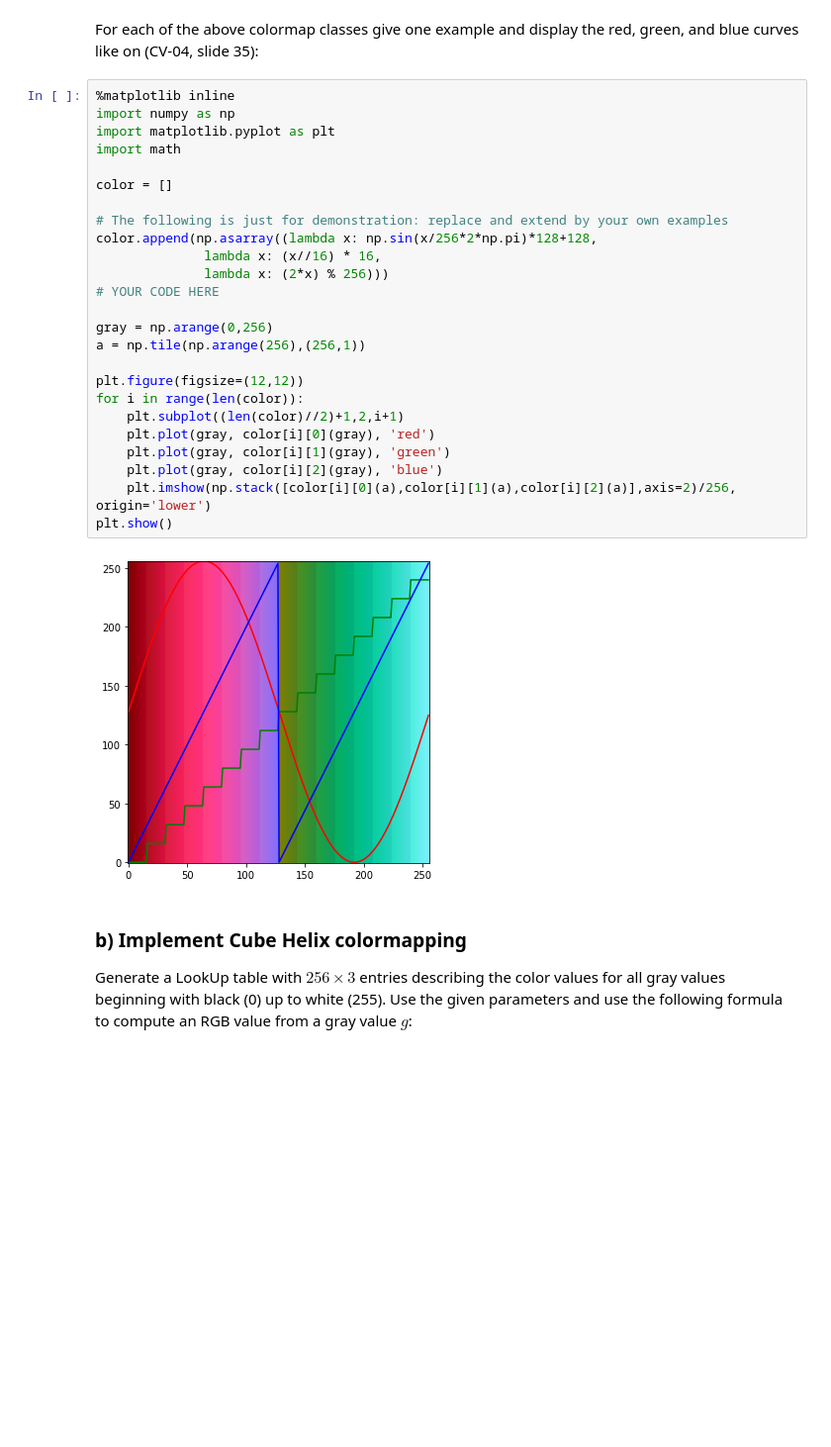
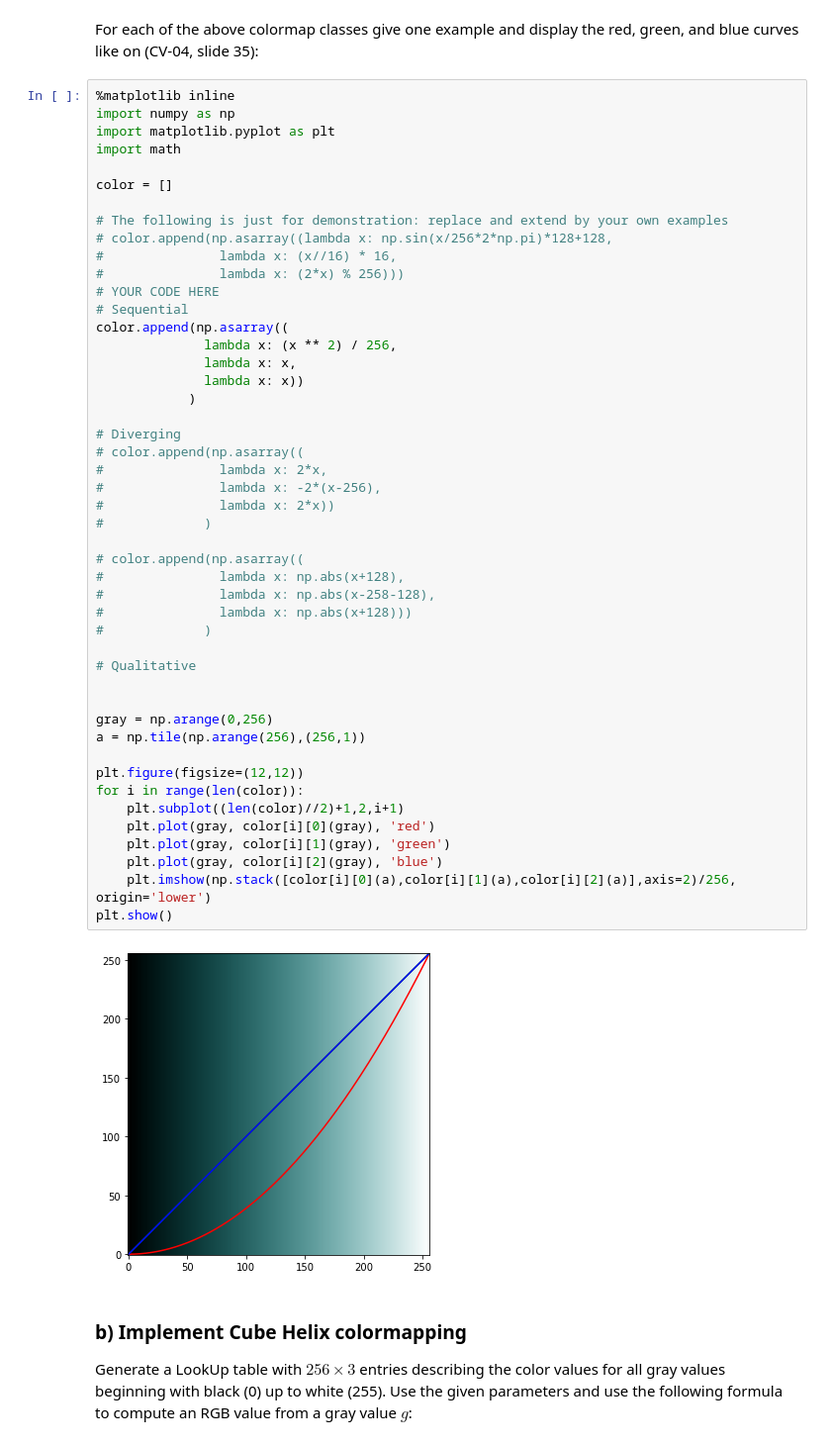
Before and after one commit to jebape/cv3_2021, a Jupyter notebook: Sheet 02/sheet02.ipynb, the cells around one changed output. Shown at 99% size. Cells and saved outputs as stored; diff of their text form; blank space fills up the shorter version.

```diff
--- a/Sheet 02/sheet02.ipynb
+++ b/Sheet 02/sheet02.ipynb
@@ -304,30 +306,52 @@ For each of the above colormap classes give one example and display the red, gre
 # %%
 %matplotlib inline
 import numpy as np
 import matplotlib.pyplot as plt
 import math
 
 color = []
 
 # The following is just for demonstration: replace and extend by your own examples
-color.append(np.asarray((lambda x: np.sin(x/256*2*np.pi)*128+128,
-              lambda x: (x//16) * 16,
-              lambda x: (2*x) % 256)))
+# color.append(np.asarray((lambda x: np.sin(x/256*2*np.pi)*128+128,
+#               lambda x: (x//16) * 16,
+#               lambda x: (2*x) % 256)))
 # YOUR CODE HERE
+# Sequential
+color.append(np.asarray((
+              lambda x: (x ** 2) / 256,
+              lambda x: x,
+              lambda x: x))
+            )
+
+# Diverging
+# color.append(np.asarray((
+#               lambda x: 2*x,
+#               lambda x: -2*(x-256),
+#               lambda x: 2*x))
+#             )
+
+# color.append(np.asarray((
+#               lambda x: np.abs(x+128),
+#               lambda x: np.abs(x-258-128),
+#               lambda x: np.abs(x+128)))
+#             )
+
+# Qualitative
+
 
 gray = np.arange(0,256)
 a = np.tile(np.arange(256),(256,1))
 
 plt.figure(figsize=(12,12))
 for i in range(len(color)):
     plt.subplot((len(color)//2)+1,2,i+1)
     plt.plot(gray, color[i][0](gray), 'red')
     plt.plot(gray, color[i][1](gray), 'green')
     plt.plot(gray, color[i][2](gray), 'blue')
     plt.imshow(np.stack([color[i][0](a),color[i][1](a),color[i][2](a)],axis=2)/256, origin='lower')
 plt.show()
 # %% [output]
-[figure, old version]
+[figure, new version]
 # %% [markdown]
 ### b) Implement Cube Helix colormapping
 Generate a LookUp table with $256 \times 3$ entries describing the color values for all gray values beginning with black (0) up to white (255). Use the given parameters and use the following formula to compute an RGB value from a gray value $g$:
```
Also changed, not shown: parts of 2 cells of this notebook.
